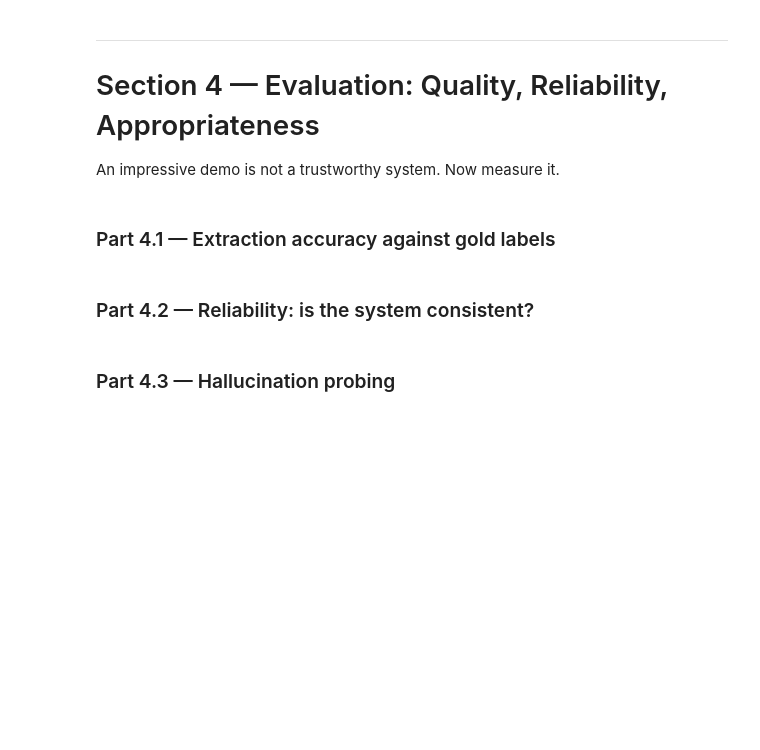
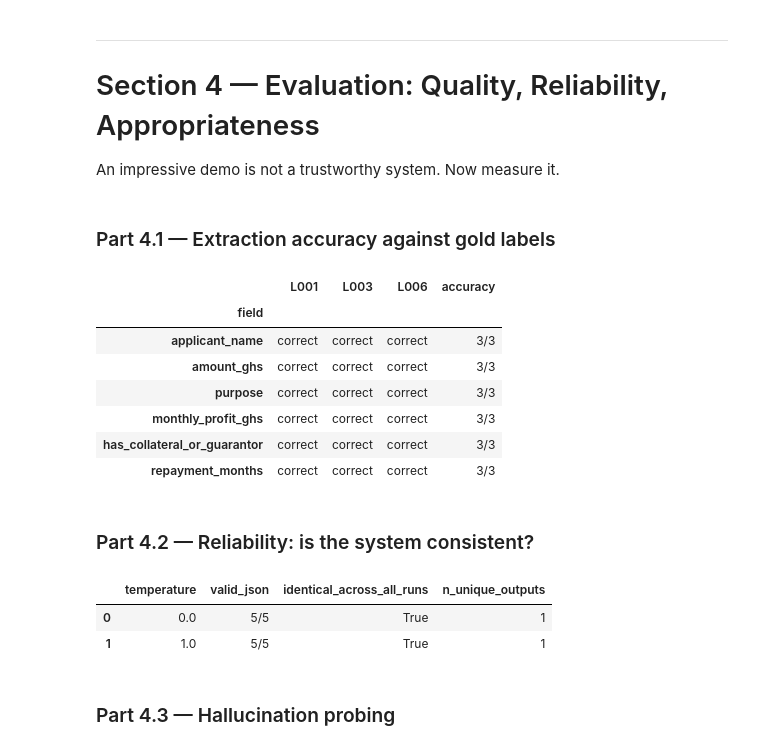
Before and after one commit to rafiatoumalamali-cell/lab-4-llm-decision-support, a Jupyter notebook: lab_4_completed.ipynb, the cells around one changed output. Saved outputs shown, nothing was run; the diff lists cells and outputs as text; code cells hidden in the pictures; blank space fills up the shorter version.

```diff
--- a/lab_4_completed.ipynb
+++ b/lab_4_completed.ipynb
@@ -553,39 +555,46 @@ An impressive demo is not a trustworthy system. Now measure it.
 ### Part 4.1 — Extraction accuracy against gold labels
 # %%
 def fields_match(field, predicted, gold_value):
-    if predicted is None and gold_value is None:
+    if pd.isna(predicted) and pd.isna(gold_value):
         return True
-    if predicted is None or gold_value is None:
+    if pd.isna(predicted) or pd.isna(gold_value):
         return False
     if field == "applicant_name":
         return isinstance(predicted, str) and predicted.strip().lower() == gold_value.strip().lower()
     if field == "purpose":
-        # purpose is free text -- count it a match if the extracted text shares at least
-        # two meaningful words with the gold description.
         if not isinstance(predicted, str):
             return False
         gold_words = set(gold_value.lower().split())
         pred_words = set(predicted.lower().split())
         return len(gold_words & pred_words) >= 2
     return predicted == gold_value
 
 fields_to_check = ["applicant_name", "amount_ghs", "purpose", "monthly_profit_ghs",
                     "has_collateral_or_guarantor", "repayment_months"]
 
 comparison_rows = []
 for field in fields_to_check:
     row = {"field": field}
     matches = 0
     for letter_id, gold in GOLD.items():
         predicted = extracted_df.loc[letter_id, field] if field in extracted_df.columns else None
         is_match = fields_match(field, predicted, gold[field])
         row[letter_id] = "correct" if is_match else "wrong"
         matches += int(is_match)
     row["accuracy"] = f"{matches}/{len(GOLD)}"
     comparison_rows.append(row)
 
 accuracy_df = pd.DataFrame(comparison_rows).set_index("field")
 accuracy_df
+# %% [output]
+|  | L001 | L003 | L006 | accuracy |
+| field |  |  |  |  |
+| applicant_name | correct | correct | correct | 3/3 |
+| amount_ghs | correct | correct | correct | 3/3 |
+| purpose | correct | correct | correct | 3/3 |
+| monthly_profit_ghs | correct | correct | correct | 3/3 |
+| has_collateral_or_guarantor | correct | correct | correct | 3/3 |
+| repayment_months | correct | correct | correct | 3/3 |
 # %% [markdown]
 ### Part 4.2 — Reliability: is the system consistent?
 # %%
@@ -622,6 +631,10 @@ reliability_results = [
     run_reliability_test("L004", temperature=1.0),
 ]
 pd.DataFrame(reliability_results)
+# %% [output]
+|  | temperature | valid_json | identical_across_all_runs | n_unique_outputs |
+| 0 | 0.0 | 5/5 | True | 1 |
+| 1 | 1.0 | 5/5 | True | 1 |
 # %% [markdown]
 ### Part 4.3 — Hallucination probing
 # %%
```
Also changed, not shown: parts of 6 cells of this notebook.
